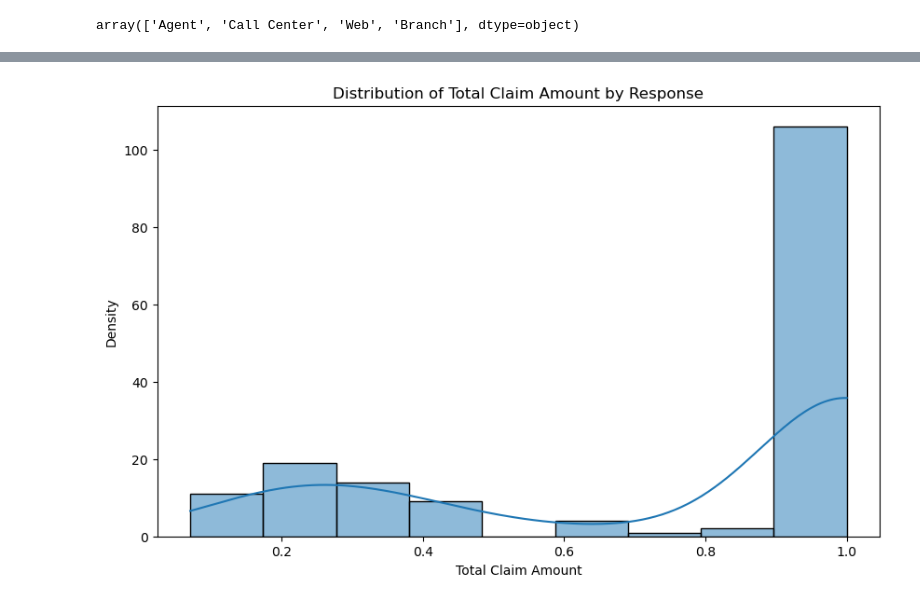
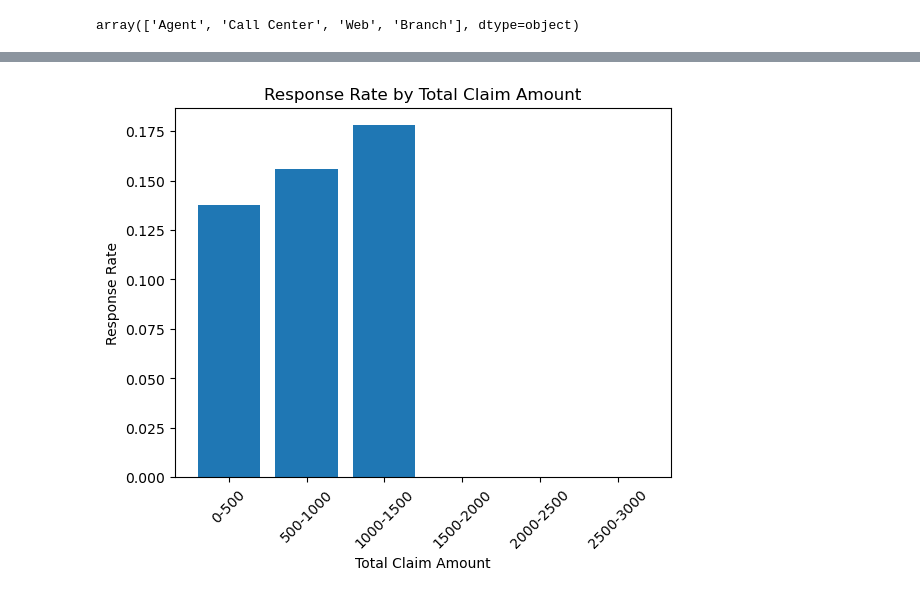
Before and after one commit to HeloisaBal/lab-customer-analysis-round-3, a Jupyter notebook: Lab Day 3 - Morning - Final.ipynb, the cells around one changed output, grey strips where cells are left out. Drawn from its saved outputs; the diff is of its cells as text; code cells hidden in the pictures.

```diff
--- a/Lab Day 3 - Morning - Final.ipynb
+++ b/Lab Day 3 - Morning - Final.ipynb
@@ -190,17 +106,24 @@ plt.show()
 # %%
 #Show a plot of the response rate by the total claim amount.
-# %%
-# Step 1: Calculate response rate
-response_TCA = data[data['Response'] == 'Yes']['Total Claim Amount'].value_counts() / data['Total Claim Amount'].value_counts()
-
-# Step 2: Create bar plot
-plt.figure(figsize=(10, 6))
-sns.histplot(response_TCA, kde=True, label='Yes')
-plt.title('Distribution of Total Claim Amount by Response')
-plt.xlabel('Total Claim Amount')
-plt.ylabel('Density')
-plt.show()
-# %% [output]
-[figure, removed]
+# %%
+
+bins = [0, 500, 1000, 1500, 2000, 2500, 3000, float('inf')]
+bin_labels = ['0-500', '500-1000', '1000-1500', '1500-2000', '2000-2500', '2500-3000', '3000+']
+
+# Adding a new column to 'data' containing the bin labels
+data['ClaimAmount_bin'] = pd.cut(data['Total Claim Amount'], bins=bins, labels=bin_labels, right=False)
+
+# Calculating the response rate for each bin
+response_rate_by_channel = data.groupby('ClaimAmount_bin')['Response'].mean().reset_index()
+
+# Ploting the response rate using a bar plot
+plt.bar(response_rate_by_channel['ClaimAmount_bin'], response_rate_by_channel['Response'])
+plt.xlabel('Total Claim Amount')
+plt.ylabel('Response Rate')
+plt.title('Response Rate by Total Claim Amount')
+plt.xticks(rotation=45)  # To rotate the x-axis labels for better readability
+plt.show()
+# %% [output]
+[figure, added]
 # %%
 #Show a plot of the response rate by income.
```
Also changed, not shown: parts of 13 cells of this notebook.
